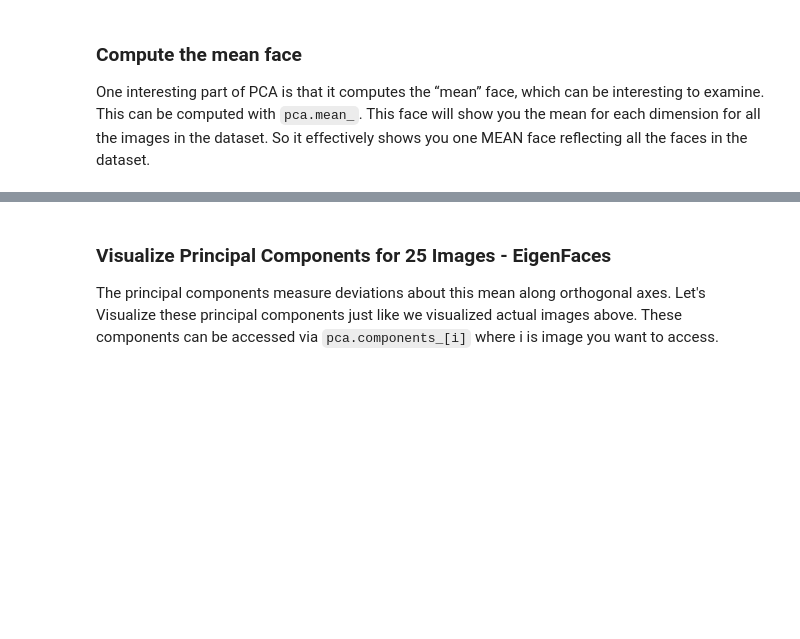
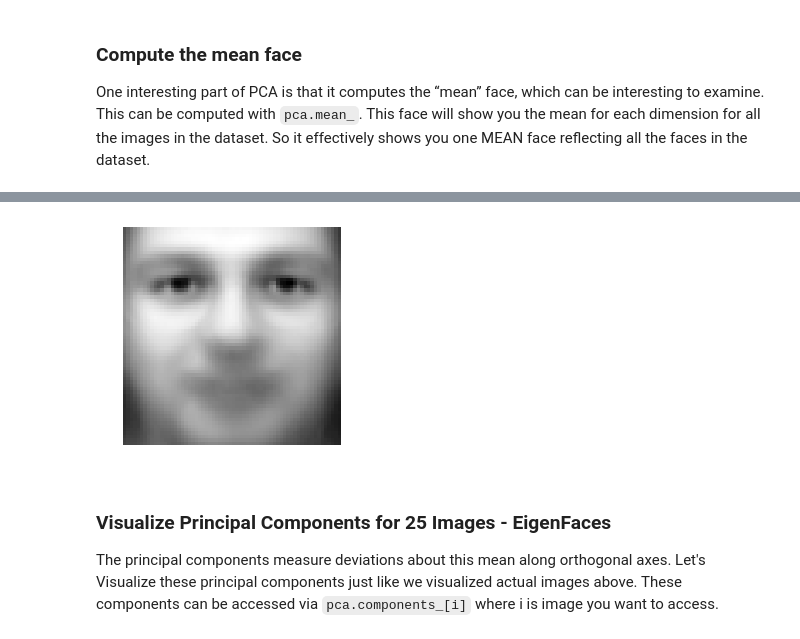
Before and after one commit to DavidBraslow/dsc-3-34-12-facial-recognition-with-pca-and-eigenfaces-lab-online-ds-sp-000, a Jupyter notebook: index.ipynb, the cells around one changed output, grey strips where cells are left out. Saved outputs shown, nothing was run; the diff lists cells and outputs as text; code cells hidden in the pictures; blank space fills up the shorter version.

```diff
--- a/index.ipynb
+++ b/index.ipynb
@@ -75,6 +82,7 @@ faces
 Create feature and target datasets from the `faces` dataset created above.
 # %%
 # Create feature and target set
-
+features = pd.DataFrame(faces.data)
 
 # Code here
+target = pd.DataFrame(faces.target)
@@ -103,0 +122,5 @@ Split the features and  target variables for training and testing purpose and sh
+# %%
+X_train, X_test, y_train, y_test = train_test_split(features, target, test_size = .2, random_state = 10)
+print(X_train.shape, X_test.shape)
+y_train
+# Code here
@@ -129,3 +164,9 @@ One interesting part of PCA is that it computes the “mean” face, which can b
+# %%
+plt.imshow(pca.mean_.reshape(64, 64), cmap='gray')
+plt.axis('off')
+plt.show()
+# %% [output]
+[figure, added]
 # %% [markdown]
 ### Visualize Principal Components for 25 Images - EigenFaces
 
```
Also changed, not shown: parts of 22 cells of this notebook.
